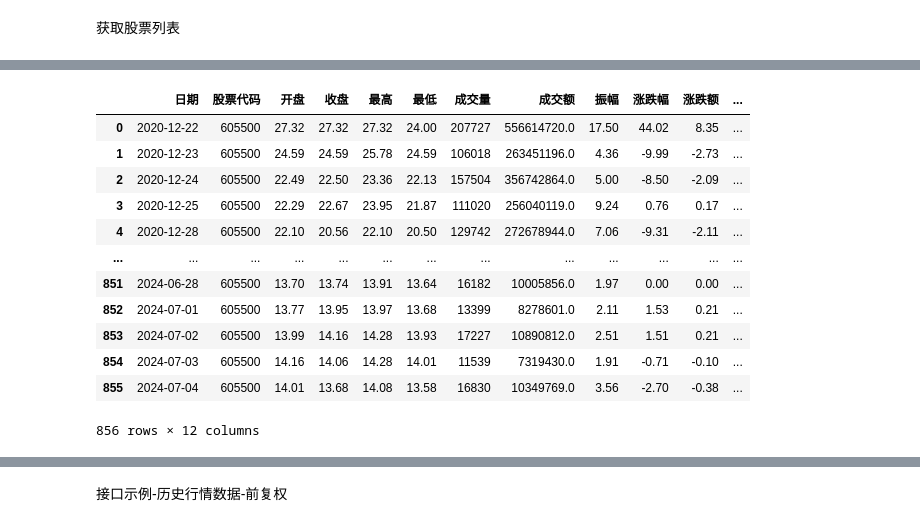
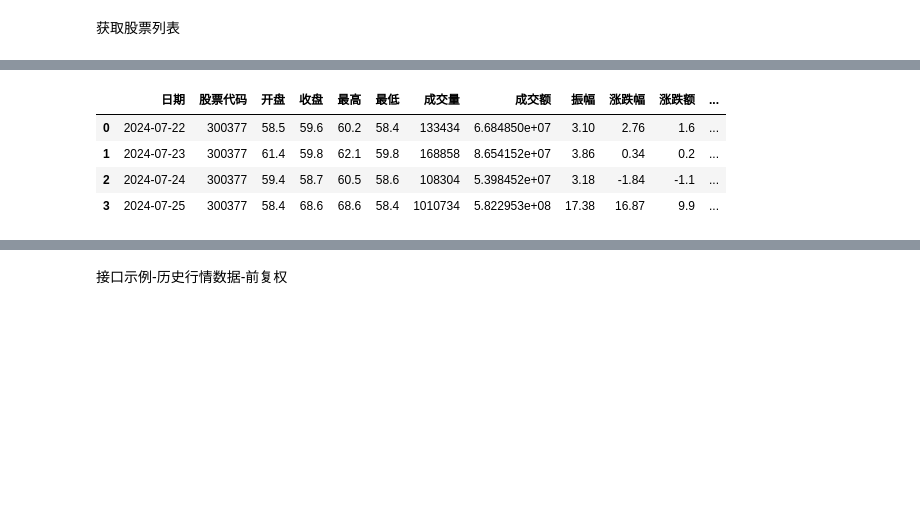
Before and after one commit to EveryFine/GeniusAI, a Jupyter notebook: GeniusChatbots/playground/datasource/AKShare获取股票信息.ipynb, the cells around one changed output, grey strips where cells are left out. Saved outputs shown, nothing was run; the diff lists cells and outputs as text; code cells hidden in the pictures; blank space fills up the shorter version.

```diff
--- a/GeniusChatbots/playground/datasource/AKShare获取股票信息.ipynb
+++ b/GeniusChatbots/playground/datasource/AKShare获取股票信息.ipynb
@@ -304,20 +285,12 @@ stock_zh_a_hist_df
 # %%
-stock_zh_a_hist_df = ak.stock_zh_a_hist(symbol="603195", period="daily", start_date="20200206", end_date='20240704', adjust="hfq")
+stock_zh_a_hist_df = ak.stock_zh_a_hist(symbol="300377", period="daily", start_date="20240720", end_date='20240730', adjust="hfq")
 stock_zh_a_hist_df
 # %% [output]
 |  | 日期 | 股票代码 | 开盘 | 收盘 | 最高 | 最低 | 成交量 | 成交额 | 振幅 | 涨跌幅 | 涨跌额 | ... |
-| 0 | 2020-12-22 | 605500 | 27.32 | 27.32 | 27.32 | 24.00 | 207727 | 556614720.0 | 17.50 | 44.02 | 8.35 | ... |
-| 1 | 2020-12-23 | 605500 | 24.59 | 24.59 | 25.78 | 24.59 | 106018 | 263451196.0 | 4.36 | -9.99 | -2.73 | ... |
-| 2 | 2020-12-24 | 605500 | 22.49 | 22.50 | 23.36 | 22.13 | 157504 | 356742864.0 | 5.00 | -8.50 | -2.09 | ... |
-| 3 | 2020-12-25 | 605500 | 22.29 | 22.67 | 23.95 | 21.87 | 111020 | 256040119.0 | 9.24 | 0.76 | 0.17 | ... |
-| 4 | 2020-12-28 | 605500 | 22.10 | 20.56 | 22.10 | 20.50 | 129742 | 272678944.0 | 7.06 | -9.31 | -2.11 | ... |
-| ... | ... | ... | ... | ... | ... | ... | ... | ... | ... | ... | ... | ... |
-| 851 | 2024-06-28 | 605500 | 13.70 | 13.74 | 13.91 | 13.64 | 16182 | 10005856.0 | 1.97 | 0.00 | 0.00 | ... |
-| 852 | 2024-07-01 | 605500 | 13.77 | 13.95 | 13.97 | 13.68 | 13399 | 8278601.0 | 2.11 | 1.53 | 0.21 | ... |
-| 853 | 2024-07-02 | 605500 | 13.99 | 14.16 | 14.28 | 13.93 | 17227 | 10890812.0 | 2.51 | 1.51 | 0.21 | ... |
-| 854 | 2024-07-03 | 605500 | 14.16 | 14.06 | 14.28 | 14.01 | 11539 | 7319430.0 | 1.91 | -0.71 | -0.10 | ... |
-| 855 | 2024-07-04 | 605500 | 14.01 | 13.68 | 14.08 | 13.58 | 16830 | 10349769.0 | 3.56 | -2.70 | -0.38 | ... |
+| 0 | 2024-07-22 | 300377 | 58.5 | 59.6 | 60.2 | 58.4 | 133434 | 6.684850e+07 | 3.10 | 2.76 | 1.6 | ... |
+| 1 | 2024-07-23 | 300377 | 61.4 | 59.8 | 62.1 | 59.8 | 168858 | 8.654152e+07 | 3.86 | 0.34 | 0.2 | ... |
+| 2 | 2024-07-24 | 300377 | 59.4 | 58.7 | 60.5 | 58.6 | 108304 | 5.398452e+07 | 3.18 | -1.84 | -1.1 | ... |
+| 3 | 2024-07-25 | 300377 | 58.4 | 68.6 | 68.6 | 58.4 | 1010734 | 5.822953e+08 | 17.38 | 16.87 | 9.9 | ... |
-856 rows × 12 columns
 # %%
 stock_zh_a_hist_df = ak.stock_zh_a_hist(symbol="605500", period="daily", adjust="")
 print(stock_zh_a_hist_df)
```
Also changed, not shown: parts of 25 cells of this notebook.
